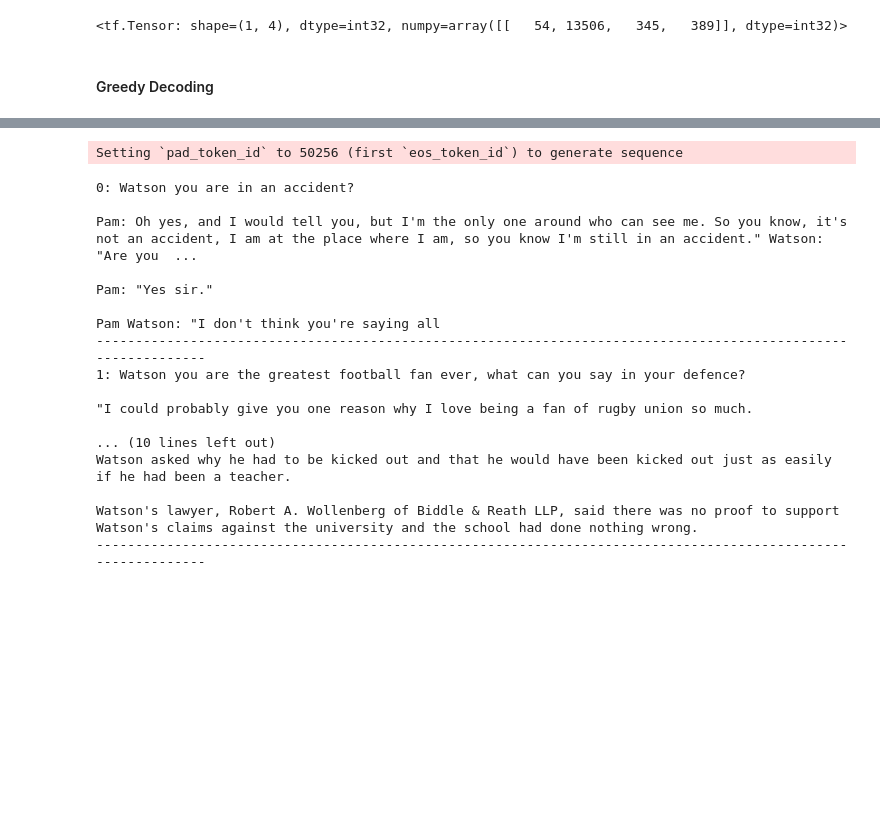
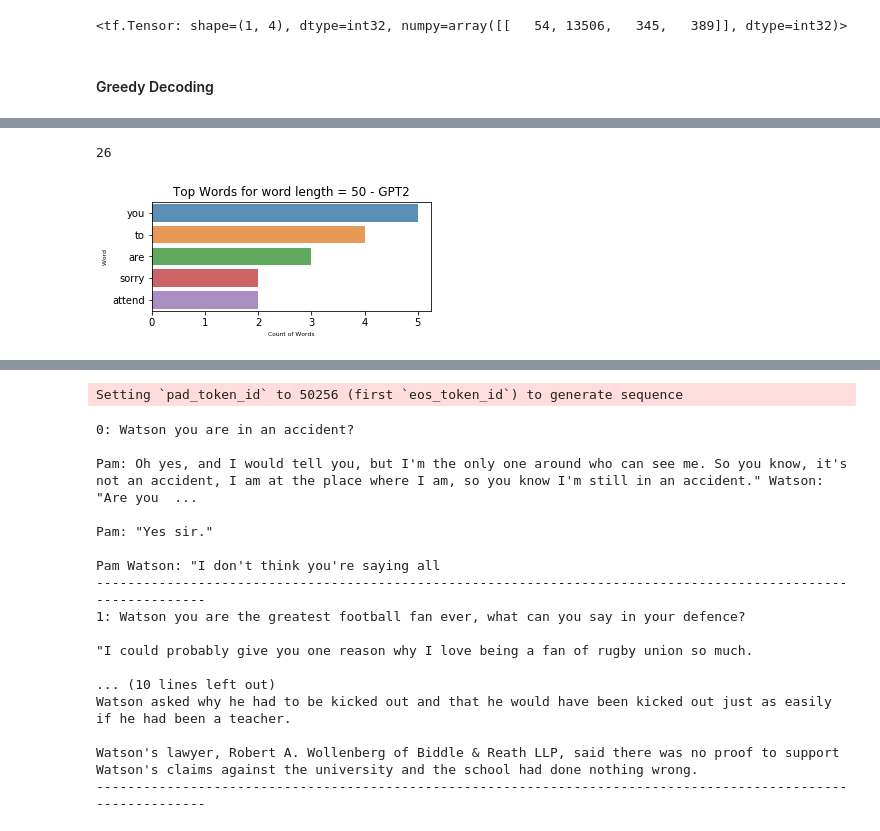
Before and after one commit to sumedhachugh/Neural-Language-Generated-Text, a Jupyter notebook: Transformers_Text_generation.ipynb, the cells around one changed output, grey strips where cells are left out. Drawn from its saved outputs; the diff is of its cells as text; code cells hidden in the pictures; blank space fills up the shorter version.

```diff
--- a/Transformers_Text_generation.ipynb
+++ b/Transformers_Text_generation.ipynb
@@ -76,0 +149,4 @@ Watson you are a great guy and I hope you are doing well. I am sorry to hear tha
+# %%
+len(set(t2.split()))
+# %% [output]
+26
@@ -76,0 +157,21 @@ Watson you are a great guy and I hope you are doing well. I am sorry to hear tha
+# %%
+t50_pone = open("generated_script50_pone.txt", 'rb').read().decode(encoding='utf-8')
+sentences50_pone = sent_tokenize(t50_pone)
+tokenizer50_pone = RegexpTokenizer('[A-Za-z]\w+')
+tokens50_pone=tokenizer50_pone.tokenize(t50_pone)
+df50_pone = pd.DataFrame(tokens50_pone)
+df50_pone = df50_pone[0].value_counts()
+from nltk.probability import FreqDist
+freqdoctor = FreqDist()
+for words in df50_pone:
+    freqdoctor[words] += 1
+df50_pone = df50_pone[:5,]
+#freqdoctor
+plt.figure(figsize=(5,2))
+sns.barplot(df50_pone.values, df50_pone.index, alpha=0.8)
+plt.title('Top Words for word length = 50 - GPT2')
+plt.ylabel('Word ', fontsize=6)
+plt.xlabel('Count of Words', fontsize=6)
+plt.show()
+# %% [output]
+[figure, added]
```
Also changed, not shown: parts of 28 cells of this notebook.
